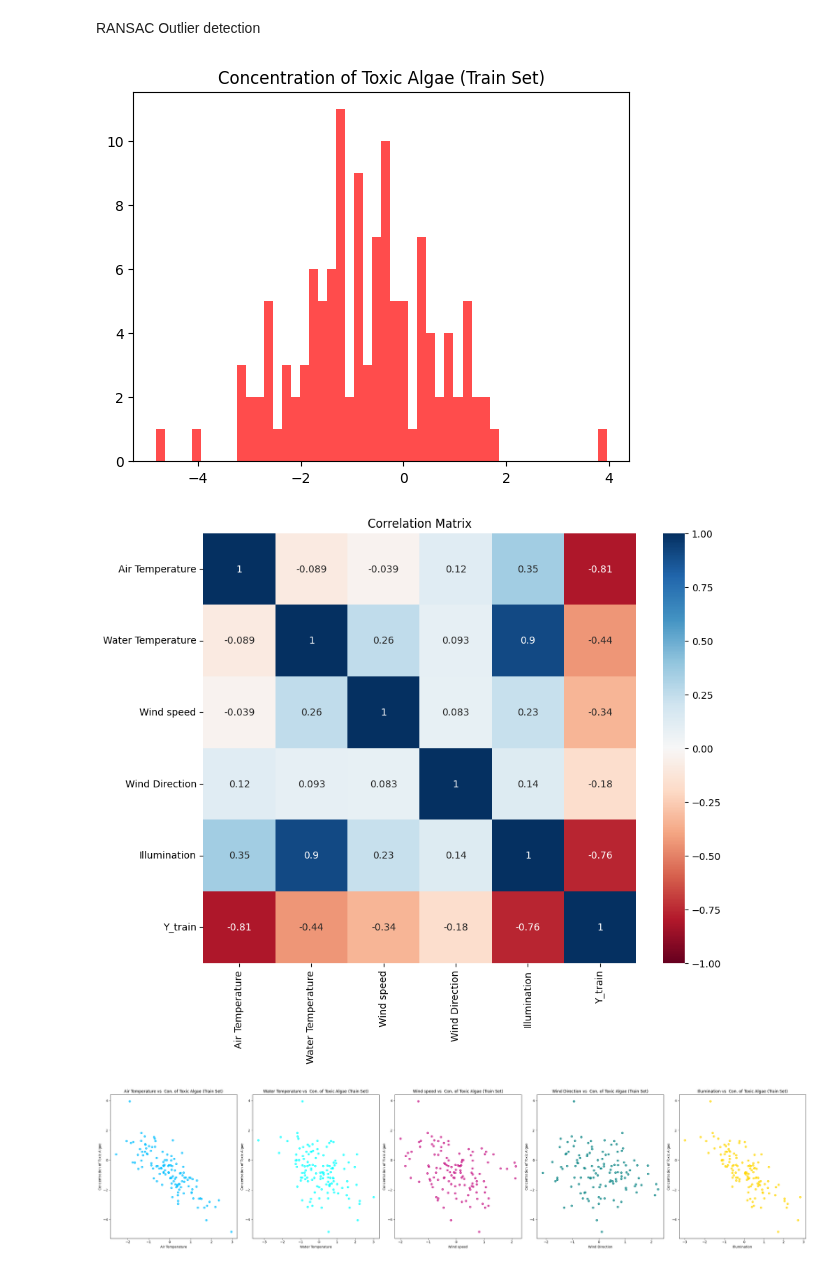
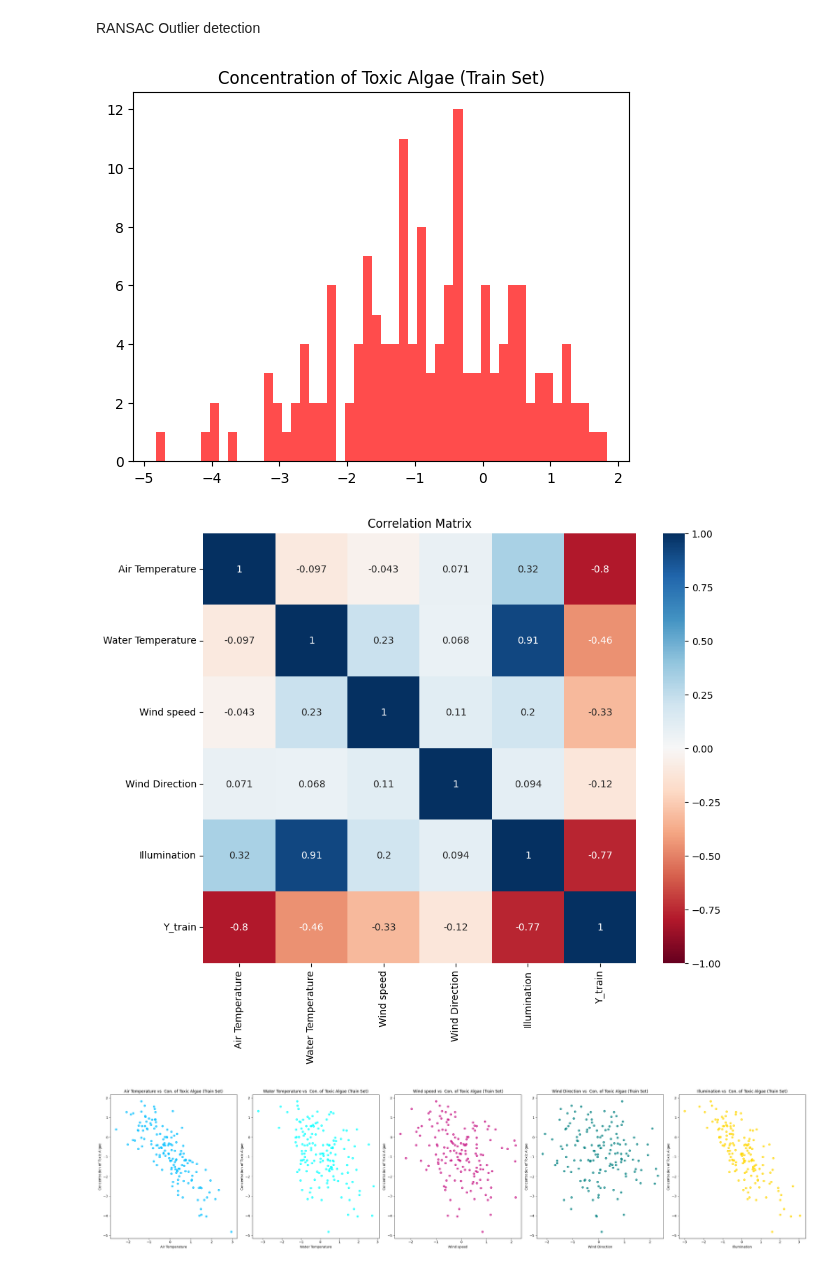
Before and after one commit to goncalomachadoribeiro/Machine-Learning-1st-Semester-2024-2025, a Jupyter notebook: Project_1_1.ipynb, the cells around one changed output. Cells and saved outputs as stored; diff of their text form; code cells hidden in the pictures.

```diff
--- a/Project_1_1.ipynb
+++ b/Project_1_1.ipynb
@@ -25,11 +22,10 @@ train_features = ['Air Temperature','Water Temperature','Wind speed','Wind Direc
 #Define the colours for the plots associated with each feature
 colours = ['deepskyblue', 'aqua', 'mediumvioletred', 'teal', "gold"]
 scaler = StandardScaler()
-X_val = scaler.fit_transform(X_val)
-X_val_df = pd.DataFrame(X_val, columns=train_features)
-X_train_norm = pd.DataFrame(scaler.fit_transform(X_train))
-X_train_norm = X_train_norm.rename(columns={i:train_features[i] for i in range(5)})
-y_train_df = pd.DataFrame(Y_train)
+X_train_unfiltered = scaler.fit_transform(X_train_unfiltered)
+X_train_unfiltered = pd.DataFrame(X_train_unfiltered)
+X_train_unfiltered = X_train_unfiltered.rename(columns={i:train_features[i] for i in range(5)})
+y_train_df = pd.DataFrame(Y_train_unfiltered)
 y_train_df.rename(columns={0:'y_train'}, inplace=True)
-train_data = X_train_norm.copy()
-train_data['Y_train'] = y_train_df.reset_index(drop=True)
+train_data_unfiltered = X_train_unfiltered.copy()
+train_data_unfiltered['Y_train'] = y_train_df.reset_index(drop=True)
@@ -38,8 +36,8 @@ train_data['Y_train'] = y_train_df.reset_index(drop=True)
 fig, axes = plt.subplots(1, 5, figsize=(30, 7))
 
 for i, feature in enumerate(train_features):
-    axes[i].scatter(X_train_norm[feature], Y_train, alpha=0.7, color = colours[i])
-    axes[i].set_title(f'{feature} vs  Con. of Toxic Algae (Train Set)')
+    axes[i].scatter(train_data_unfiltered[feature], train_data_unfiltered['Y_train'], alpha=0.7, color = colours[i])
+    axes[i].set_title(f'{feature} vs  Con. of Toxic Algae (Train Set Unf.)')
     axes[i].set_xlabel(feature)
     axes[i].set_ylabel('Concentration of Toxic Algae')
 
@@ -130,15 +47,0 @@ plt.show()
-# %%
-plt.hist(cleaned_data['Y_train'], bins=50, color='red', alpha=0.7)
-plt.title('Concentration of Toxic Algae (Train Set)')
-plt.show()
-
-fig, axes = plt.subplots(1, 5, figsize=(30, 7))
-
-for i, feature in enumerate(train_features):
-    axes[i].scatter(cleaned_data[feature], cleaned_data['Y_train'], alpha=0.7, color = colours[i])
-    axes[i].set_title(f'{feature} vs  Con. of Toxic Algae (Train Set)')
-    axes[i].set_xlabel(feature)
-    axes[i].set_ylabel('Concentration of Toxic Algae')
-
-plt.tight_layout()
-plt.show()
@@ -216,37 +50,37 @@ RANSAC Outlier detection
 # %%
 ransac = RANSACRegressor(
     estimator=LinearRegression(),
     stop_n_inliers= 150,
     random_state=42
 )
 
-ransac.fit(X_train_norm, Y_train)
+ransac.fit(train_data_unfiltered[train_features], train_data_unfiltered['Y_train'])
 
 inlier_mask = ransac.inlier_mask_
 
-train_data_inliers = train_data[inlier_mask]
-train_data_inliers = train_data_inliers.reset_index(drop=True)
+train_data_RANSAC = train_data_unfiltered[inlier_mask]
+train_data_RANSAC = train_data_inliers.reset_index(drop=True)
 
-plt.hist(train_data_inliers['Y_train'], bins=50, color='red', alpha=0.7)
+plt.hist(train_data_RANSAC['Y_train'], bins=50, color='red', alpha=0.7)
 plt.title('Concentration of Toxic Algae (Train Set)')
 plt.show()
 
-correlation_matrix = train_data_inliers.corr()
+correlation_matrix = train_data_RANSAC.corr()
 plt.figure(figsize=(10, 8))  # Set the figure size
 sns.heatmap(correlation_matrix, annot=True, cmap='RdBu', vmin=-1, vmax=1, center=0)
 plt.title('Correlation Matrix')
 plt.show()
 fig, axes = plt.subplots(1, 5, figsize=(30, 7))
 
 for i, feature in enumerate(train_features):
-    axes[i].scatter(train_data_inliers[feature], train_data_inliers['Y_train'], alpha=0.7, color = colours[i])
+    axes[i].scatter(train_data_RANSAC[feature], train_data_RANSAC['Y_train'], alpha=0.7, color = colours[i])
     axes[i].set_title(f'{feature} vs  Con. of Toxic Algae (Train Set)')
     axes[i].set_xlabel(feature)
     axes[i].set_ylabel('Concentration of Toxic Algae')
 
 plt.tight_layout()
 plt.show()
 # %% [output]
-[figure, old version]
+[figure, new version]
-[figure, old version]
+[figure, new version]
-[figure, old version]
+[figure, new version]
```
Also changed, not shown: parts of 15 cells of this notebook.
